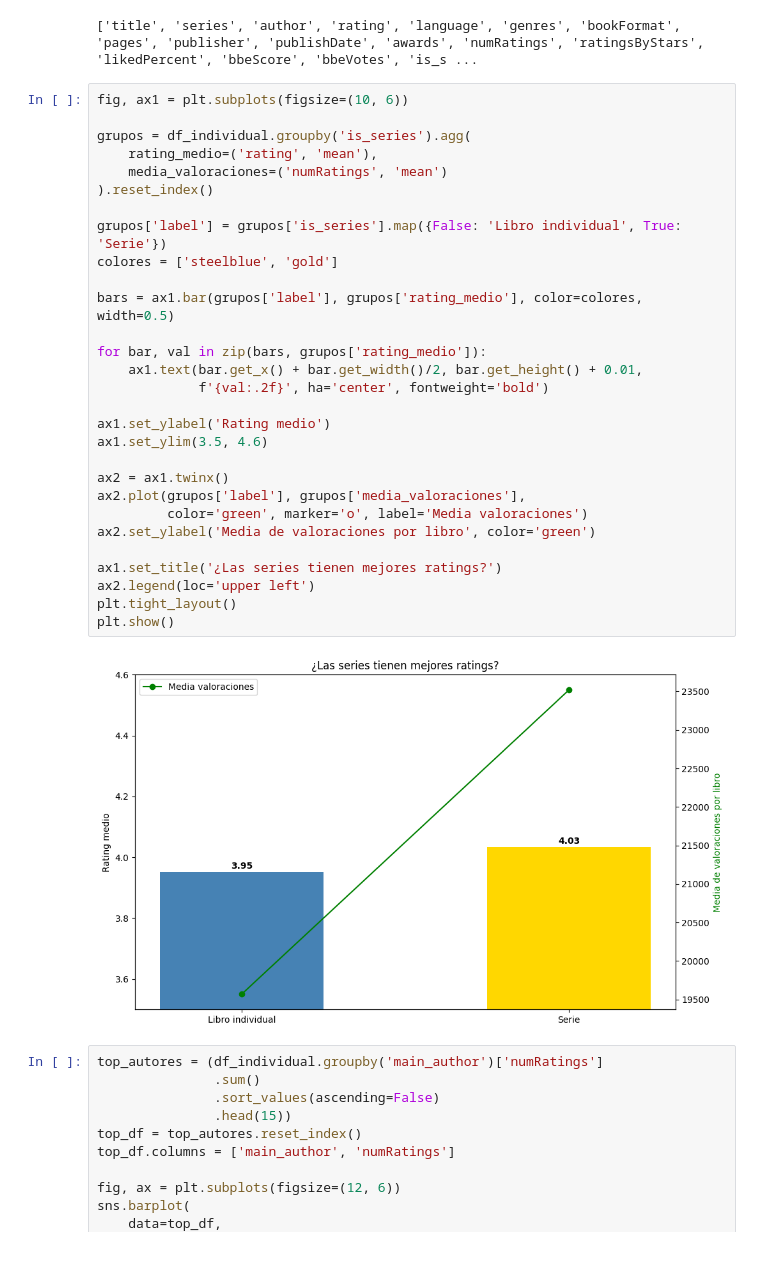
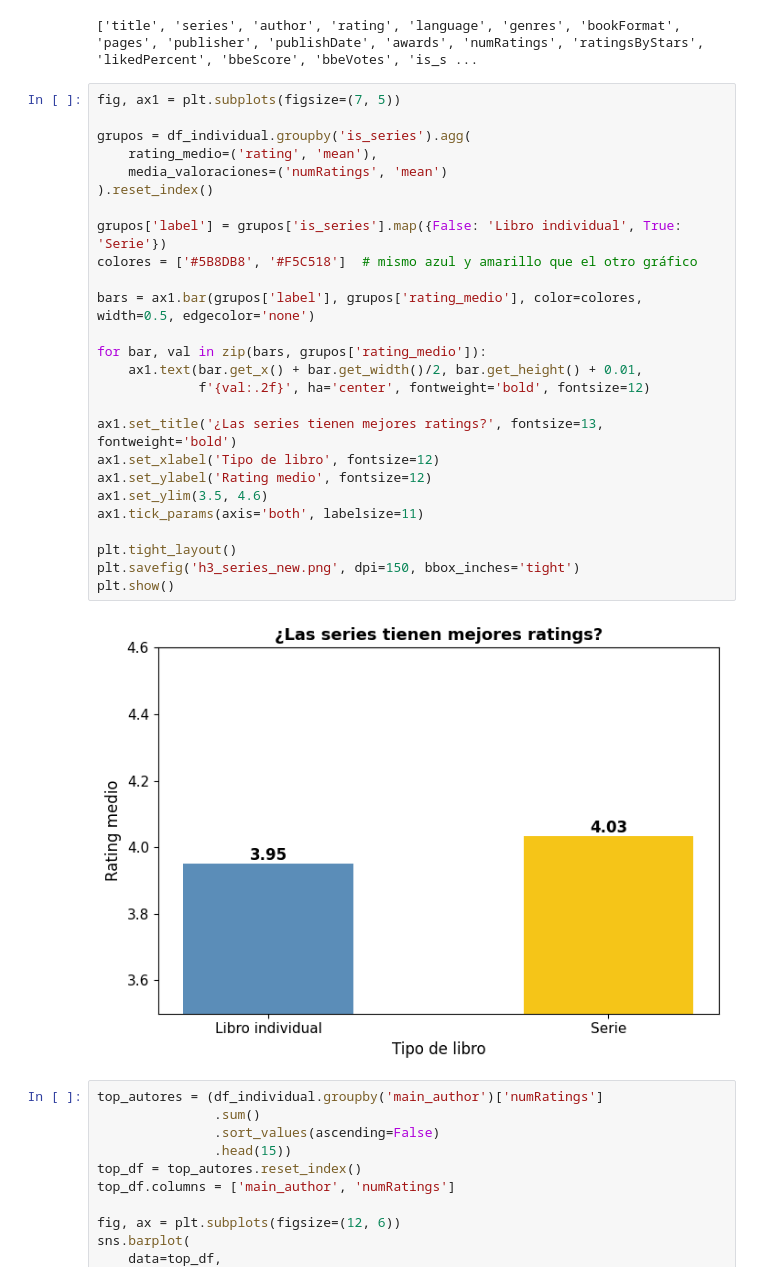
Before and after one commit to fgoiri/EDA-GoodReads-Books, a Jupyter notebook: src/main.ipynb, the cells around one changed output. Cells and saved outputs as stored; diff of their text form.

Commit message:
update graph

```diff
--- a/src/main.ipynb
+++ b/src/main.ipynb
@@ -791,36 +791,33 @@ print(df_individual.columns.tolist())
 # %% [output]
 ['title', 'series', 'author', 'rating', 'language', 'genres', 'bookFormat', 'pages', 'publisher', 'publishDate', 'awards', 'numRatings', 'ratingsByStars', 'likedPercent', 'bbeScore', 'bbeVotes', 'is_s ...
 # %%
-fig, ax1 = plt.subplots(figsize=(10, 6))
+fig, ax1 = plt.subplots(figsize=(7, 5))
 
 grupos = df_individual.groupby('is_series').agg(
     rating_medio=('rating', 'mean'),
     media_valoraciones=('numRatings', 'mean')
 ).reset_index()
 
 grupos['label'] = grupos['is_series'].map({False: 'Libro individual', True: 'Serie'})
-colores = ['steelblue', 'gold']
+colores = ['#5B8DB8', '#F5C518']  # mismo azul y amarillo que el otro gráfico
 
-bars = ax1.bar(grupos['label'], grupos['rating_medio'], color=colores, width=0.5)
+bars = ax1.bar(grupos['label'], grupos['rating_medio'], color=colores, width=0.5, edgecolor='none')
 
 for bar, val in zip(bars, grupos['rating_medio']):
     ax1.text(bar.get_x() + bar.get_width()/2, bar.get_height() + 0.01,
-             f'{val:.2f}', ha='center', fontweight='bold')
+             f'{val:.2f}', ha='center', fontweight='bold', fontsize=12)
 
-ax1.set_ylabel('Rating medio')
+ax1.set_title('¿Las series tienen mejores ratings?', fontsize=13, fontweight='bold')
+ax1.set_xlabel('Tipo de libro', fontsize=12)
+ax1.set_ylabel('Rating medio', fontsize=12)
 ax1.set_ylim(3.5, 4.6)
+ax1.tick_params(axis='both', labelsize=11)
 
-ax2 = ax1.twinx()
-ax2.plot(grupos['label'], grupos['media_valoraciones'],
-         color='green', marker='o', label='Media valoraciones')
-ax2.set_ylabel('Media de valoraciones por libro', color='green')
-
-ax1.set_title('¿Las series tienen mejores ratings?')
-ax2.legend(loc='upper left')
 plt.tight_layout()
+plt.savefig('h3_series_new.png', dpi=150, bbox_inches='tight')
 plt.show()
 # %% [output]
-[figure, old version]
+[figure, new version]
 # %%
 top_autores = (df_individual.groupby('main_author')['numRatings']
                .sum()
```
Also changed, not shown: parts of 1 cell of this notebook.
